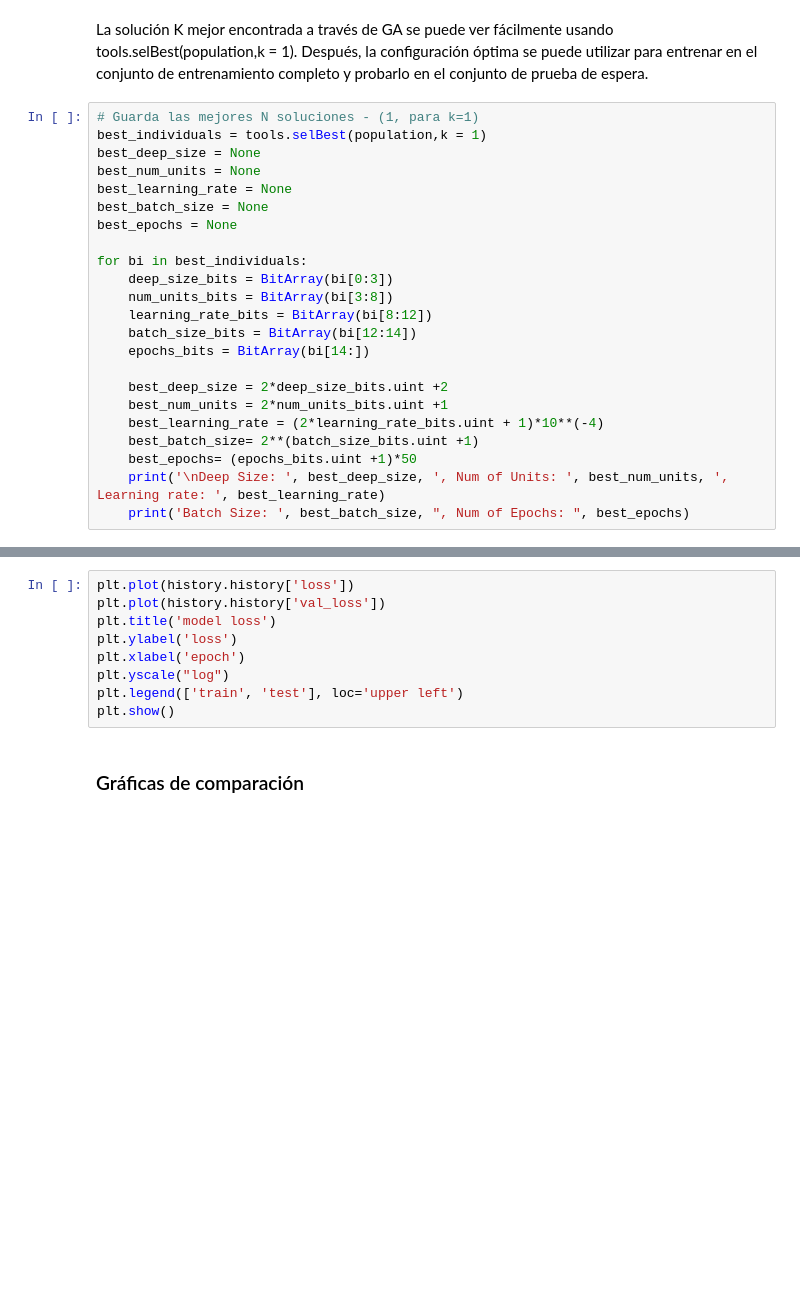
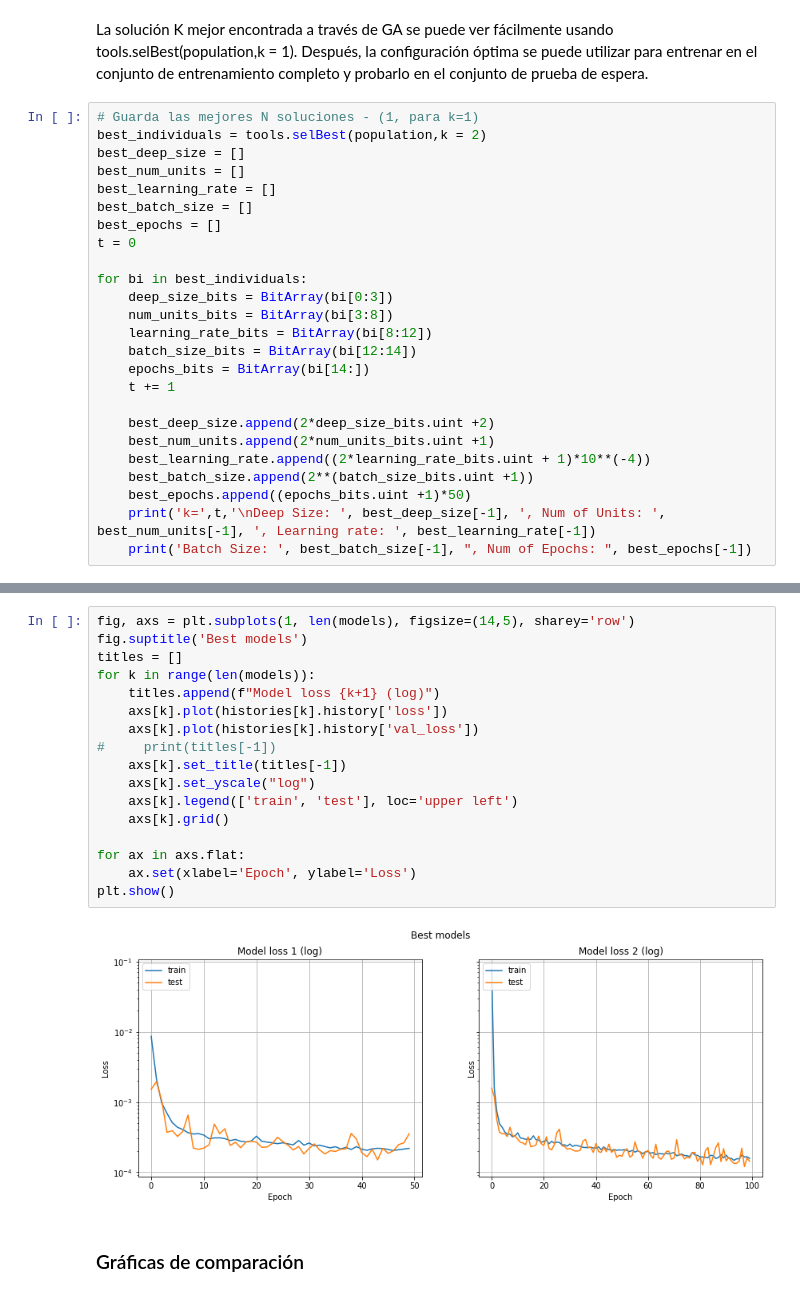
Before and after one commit to igomezv/nnogada, a Jupyter notebook: test.ipynb, the cells around one changed output, grey strips where cells are left out. Drawn from its saved outputs; the diff is of its cells as text; blank space fills up the shorter version.

```diff
--- a/test.ipynb
+++ b/test.ipynb
@@ -153,12 +153,13 @@ Epoch 16/150
 La solución K mejor encontrada a través de GA se puede ver fácilmente usando tools.selBest(population,k = 1). Después, la configuración óptima se puede utilizar para entrenar en el conjunto de entrenamiento completo y probarlo en el conjunto de prueba de espera.
 # %%
 # Guarda las mejores N soluciones - (1, para k=1)
-best_individuals = tools.selBest(population,k = 1)
-best_deep_size = None
-best_num_units = None
-best_learning_rate = None
-best_batch_size = None
-best_epochs = None
+best_individuals = tools.selBest(population,k = 2)
+best_deep_size = []
+best_num_units = []
+best_learning_rate = []
+best_batch_size = []
+best_epochs = []
+t = 0
 
 for bi in best_individuals:
     deep_size_bits = BitArray(bi[0:3])
@@ -166,11 +167,12 @@ for bi in best_individuals:
     learning_rate_bits = BitArray(bi[8:12])
     batch_size_bits = BitArray(bi[12:14])
     epochs_bits = BitArray(bi[14:])
+    t += 1
 
-    best_deep_size = 2*deep_size_bits.uint +2
-    best_num_units = 2*num_units_bits.uint +1
-    best_learning_rate = (2*learning_rate_bits.uint + 1)*10**(-4)
-    best_batch_size= 2**(batch_size_bits.uint +1)
-    best_epochs= (epochs_bits.uint +1)*50
-    print('\nDeep Size: ', best_deep_size, ', Num of Units: ', best_num_units, ', Learning rate: ', best_learning_rate)
-    print('Batch Size: ', best_batch_size, ", Num of Epochs: ", best_epochs)
+    best_deep_size.append(2*deep_size_bits.uint +2)
+    best_num_units.append(2*num_units_bits.uint +1)
+    best_learning_rate.append((2*learning_rate_bits.uint + 1)*10**(-4))
+    best_batch_size.append(2**(batch_size_bits.uint +1))
+    best_epochs.append((epochs_bits.uint +1)*50)
+    print('k=',t,'\nDeep Size: ', best_deep_size[-1], ', Num of Units: ', best_num_units[-1], ', Learning rate: ', best_learning_rate[-1])
+    print('Batch Size: ', best_batch_size[-1], ", Num of Epochs: ", best_epochs[-1])
@@ -206,11 +241,21 @@ print('Test RMSE: ', rmse)
-# %%
-plt.plot(history.history['loss'])
-plt.plot(history.history['val_loss'])
-plt.title('model loss')
-plt.ylabel('loss')
-plt.xlabel('epoch')
-plt.yscale("log")
-plt.legend(['train', 'test'], loc='upper left')
-plt.show()
+# %%
+fig, axs = plt.subplots(1, len(models), figsize=(14,5), sharey='row')
+fig.suptitle('Best models')
+titles = []
+for k in range(len(models)):
+    titles.append(f"Model loss {k+1} (log)")
+    axs[k].plot(histories[k].history['loss'])
+    axs[k].plot(histories[k].history['val_loss'])
+#     print(titles[-1])
+    axs[k].set_title(titles[-1])
+    axs[k].set_yscale("log")
+    axs[k].legend(['train', 'test'], loc='upper left')
+    axs[k].grid()
+
+for ax in axs.flat:
+    ax.set(xlabel='Epoch', ylabel='Loss')
+plt.show()
+# %% [output]
+[figure, added]
 # %% [markdown]
 ### Gráficas de comparación
```
Also changed, not shown: parts of 16 cells of this notebook.
